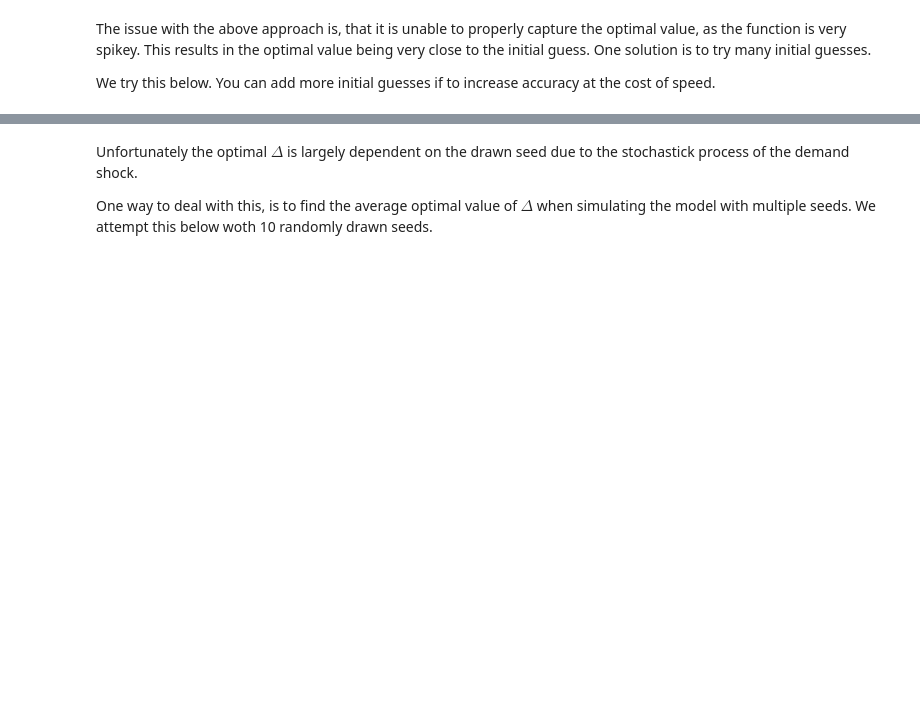
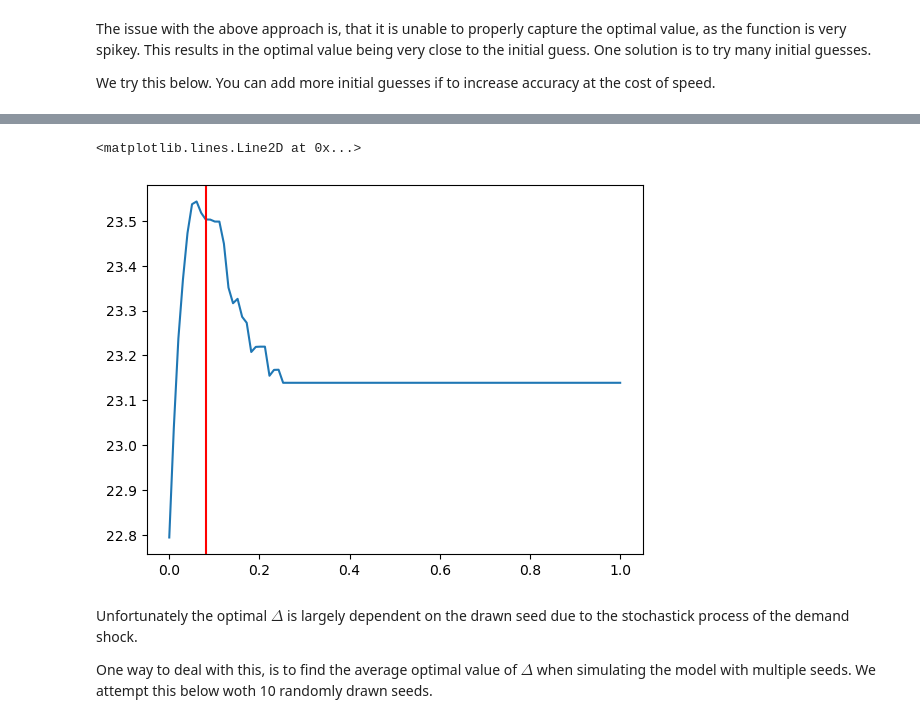
Before and after one commit to NumEconCopenhagen/projects-2023-jacob-per, a Jupyter notebook: examproject/Exam-2023-notebook copy.ipynb, the cells around one changed output, grey strips where cells are left out. Drawn from its saved outputs; the diff is of its cells as text; code cells hidden in the pictures; blank space fills up the shorter version.

```diff
--- a/examproject/Exam-2023-notebook copy.ipynb
+++ b/examproject/Exam-2023-notebook copy.ipynb
@@ -296,3 +300,23 @@ optimal delta=0.063 with H=28.844
+# %%
+# a. setup
+ticks = 100
+delta_values = np.linspace(0,1,ticks)
+H_values = np.zeros((1,ticks))
+i = 0
+
+# b. simulating
+for x in delta_values:
+    H_values[0,i] = model.simulate(K=100, delta=x,seed=seed).H
+    i += 1
+
+# c. plot
+plt.plot(delta_values,H_values[0])
+
+# d. inserts line with optimal delta
+plt.axvline(x=best_delta,color='red')
+# %% [output]
+<matplotlib.lines.Line2D at 0x...>
+[figure, added]
 # %% [markdown]
 Unfortunately the optimal $\Delta$ is largely dependent on the drawn seed due to the stochastick process of the demand shock.
 
```
Also changed, not shown: parts of 11 cells of this notebook, 1 other file.
